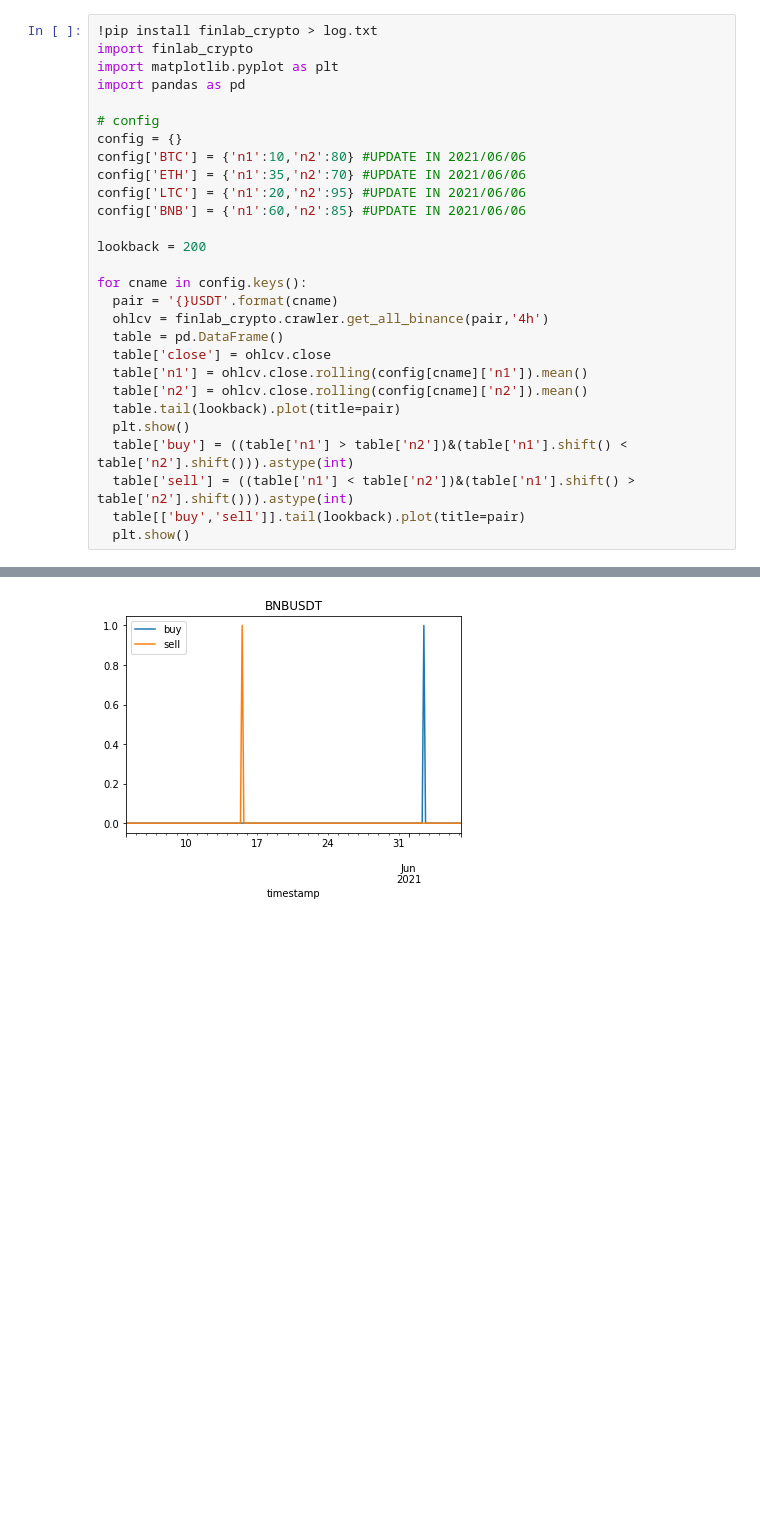
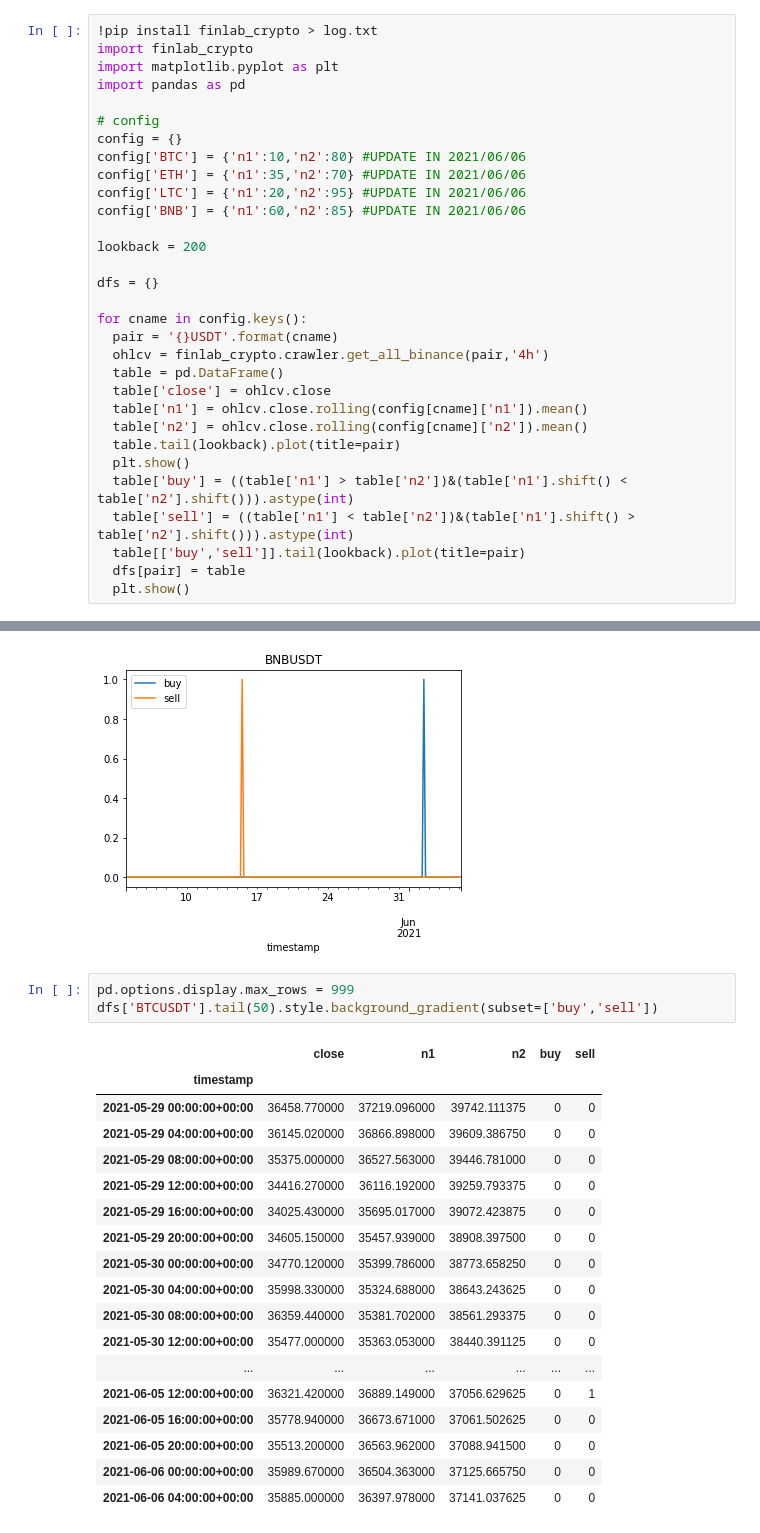
Before and after one commit to skywalker0803r/crypto, a Jupyter notebook: 一鍵產生虛擬貨幣買賣訊號(SMA策略).ipynb, the cells around one changed output, grey strips where cells are left out. Drawn from its saved outputs; the diff is of its cells as text; blank space fills up the shorter version.

```diff
--- a/一鍵產生虛擬貨幣買賣訊號(SMA策略).ipynb
+++ b/一鍵產生虛擬貨幣買賣訊號(SMA策略).ipynb
@@ -17,6 +17,8 @@ config['BNB'] = {'n1':60,'n2':85} #UPDATE IN 2021/06/06
 
 lookback = 200
 
+dfs = {}
+
 for cname in config.keys():
   pair = '{}USDT'.format(cname)
   ohlcv = finlab_crypto.crawler.get_all_binance(pair,'4h')
@@ -29,6 +31,7 @@ for cname in config.keys():
   table['buy'] = ((table['n1'] > table['n2'])&(table['n1'].shift() < table['n2'].shift())).astype(int)
   table['sell'] = ((table['n1'] < table['n2'])&(table['n1'].shift() > table['n2'].shift())).astype(int)
   table[['buy','sell']].tail(lookback).plot(title=pair)
+  dfs[pair] = table
   plt.show()
 # %% [output]
 Downloading all available 4h data for BTCUSDT. Be patient..!
@@ -47,3 +50,25 @@ Downloading all available 4h data for BNBUSDT. Be patient..!
 All caught up..!
 [figure]
 [figure]
+# %%
+pd.options.display.max_rows = 999
+dfs['BTCUSDT'].tail(50).style.background_gradient(subset=['buy','sell'])
+# %% [output]
+|  | close | n1 | n2 | buy | sell |
+| timestamp |  |  |  |  |  |
+| 2021-05-29 00:00:00+00:00 | 36458.770000 | 37219.096000 | 39742.111375 | 0 | 0 |
+| 2021-05-29 04:00:00+00:00 | 36145.020000 | 36866.898000 | 39609.386750 | 0 | 0 |
+| 2021-05-29 08:00:00+00:00 | 35375.000000 | 36527.563000 | 39446.781000 | 0 | 0 |
+| 2021-05-29 12:00:00+00:00 | 34416.270000 | 36116.192000 | 39259.793375 | 0 | 0 |
+| 2021-05-29 16:00:00+00:00 | 34025.430000 | 35695.017000 | 39072.423875 | 0 | 0 |
+| 2021-05-29 20:00:00+00:00 | 34605.150000 | 35457.939000 | 38908.397500 | 0 | 0 |
+| 2021-05-30 00:00:00+00:00 | 34770.120000 | 35399.786000 | 38773.658250 | 0 | 0 |
+| 2021-05-30 04:00:00+00:00 | 35998.330000 | 35324.688000 | 38643.243625 | 0 | 0 |
+| 2021-05-30 08:00:00+00:00 | 36359.440000 | 35381.702000 | 38561.293375 | 0 | 0 |
+| 2021-05-30 12:00:00+00:00 | 35477.000000 | 35363.053000 | 38440.391125 | 0 | 0 |
+| ... | ... | ... | ... | ... | ... |
+| 2021-06-05 12:00:00+00:00 | 36321.420000 | 36889.149000 | 37056.629625 | 0 | 1 |
+| 2021-06-05 16:00:00+00:00 | 35778.940000 | 36673.671000 | 37061.502625 | 0 | 0 |
+| 2021-06-05 20:00:00+00:00 | 35513.200000 | 36563.962000 | 37088.941500 | 0 | 0 |
+| 2021-06-06 00:00:00+00:00 | 35989.670000 | 36504.363000 | 37125.665750 | 0 | 0 |
+| 2021-06-06 04:00:00+00:00 | 35885.000000 | 36397.978000 | 37141.037625 | 0 | 0 |
```
Also changed, not shown: parts of 3 cells of this notebook.
